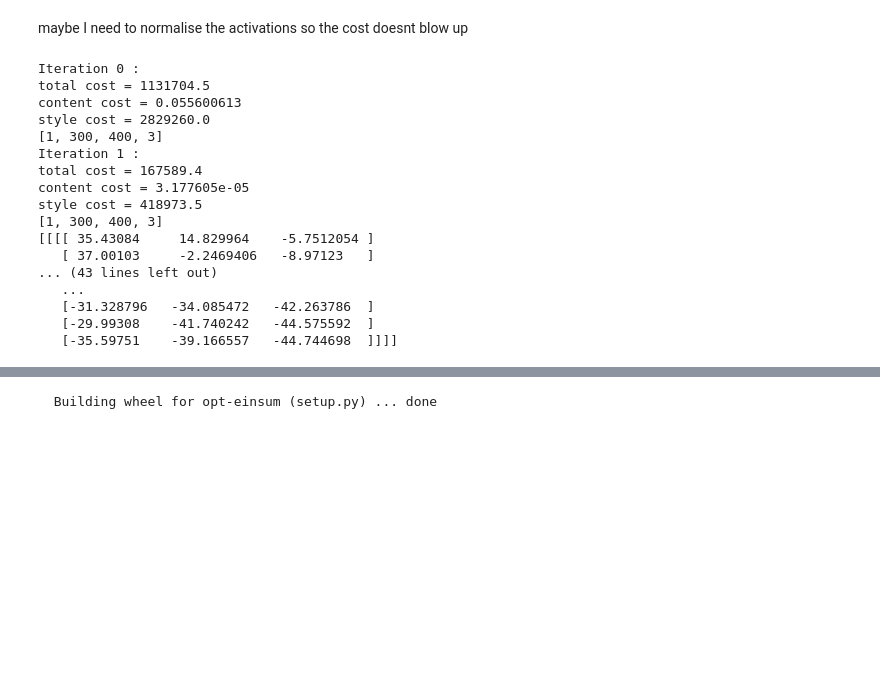
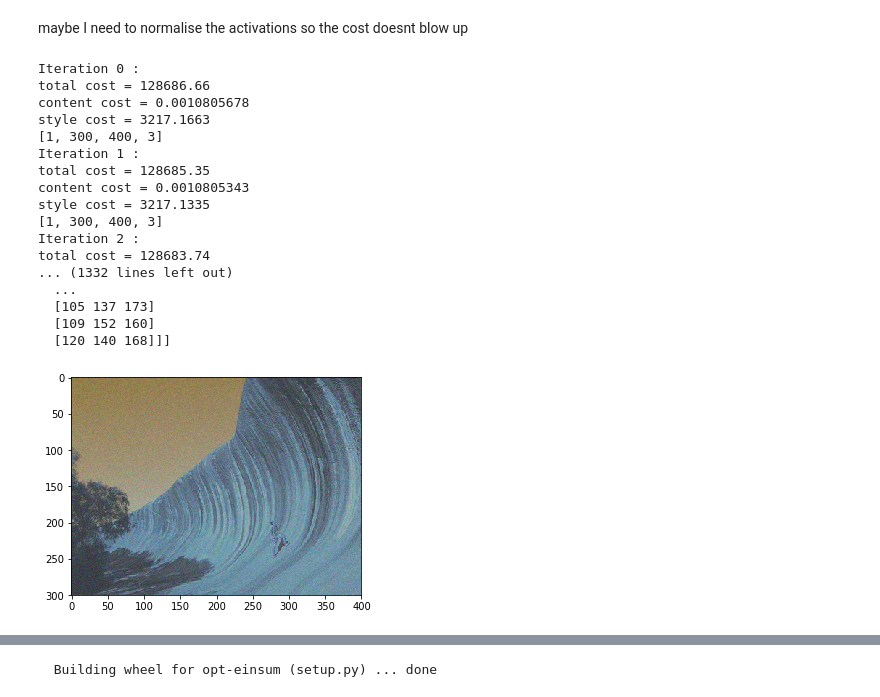
Before and after one commit to llA-Wilsonll/Neural_Style_Transfer, a Jupyter notebook: Neural_Style_Transfer.ipynb, the cells around one changed output, grey strips where cells are left out. Drawn from its saved outputs; the diff is of its cells as text; code cells hidden in the pictures; blank space fills up the shorter version.

Commit message:
Updated Optimizer to only optimize for the image

```diff
--- a/Neural_Style_Transfer.ipynb
+++ b/Neural_Style_Transfer.ipynb
@@ -54,6 +54,8 @@ $$\text{loss}=(Y - \hat{Y})^2$$
 
 The goal is to update the variable $X$ such that our predicted value $\hat{Y}$ gets closer to the true value $Y=7$. This is done by optimising our loss function.
 # %%
+tf.reset_default_graph()
+
 # Placeholder for the true label
 Y = tf.placeholder(tf.float32, [1], name='labels')
 
@@ -75,14 +77,15 @@ train_step = tf.train.GradientDescentOptimizer(learning_rate).minimize(loss)
 # Required to initialise the tf variables
 init_op = tf.global_variables_initializer()
 
-with tf.Session() as sess:
+with tf.Session() as sess2:
+    writer = tf.summary.FileWriter("./logs",sess2.graph)
     # ***initialization of all variables... NOTE this must be done before running any further sessions!***
-    sess.run(init_op)
+    sess2.run(init_op)
 
     for i in range(101):
 
       # This piece of code is what updates the weights variable X
-      sess.run(train_step, feed_dict={Y: [7]})
+      sess2.run(train_step, feed_dict={Y: [7]})
 
       # Printing the value of X every 20 iterations
       if i%20 == 0:
@@ -90,6 +93,8 @@ with tf.Session() as sess:
 
     X_final = X
     print(X_final.eval())
+
+writer.close()
 # %% [output]
 Iterartion 0 X = 9.44
 Iterartion 20 X = 4.215185
@@ -267,10 +272,12 @@ def output_and_save_image(image, save_path, save_name):
 
   # Limiting the min value to 0 and max value to 255 (maybe need to call image[0])
   image = np.clip(image, 0, 255).astype('uint8')
+  print(image)
 
   # Saving the image to the provided path. Have to reorder channels to from RGB to BGR
-  image = image[...,::-1]
-  png.from_array(image,"RGB").save(save_path + save_name + ".png")
+  #image = image[...,::-1]
+  #png.from_array(image,"RGB").save(save_path + save_name + ".png")
+  imshow(image)
 # %%
 # TESTING output_and_save_image()
 output_and_save_image(style_images_dict['image2'],"/content/images/","saved_image")
@@ -694,7 +703,7 @@ TypeError: ignored
 The total cost function is just a linear combination of the content and style cost functions. \\
 Need to give alpha and beta initial values so that the function can be run without needing to specify them
 # %%
-def total_cost(J_content, J_style, alpha = 10, beta = 0.4):
+def total_cost(J_content, J_style, alpha = 10, beta = 40):
   """
   Arguments:
       - J_content: the content cost
@@ -818,8 +827,6 @@ maybe I need to normalise the activations so the cost doesnt blow up
 tf.reset_default_graph()
 
 with tf.Session() as sess:
-
-  writer = tf.summary.FileWriter("./logs",sess.graph)
 
   # Create initial generated image
   image = tf.get_variable("image",initializer=tf.convert_to_tensor(generated_images_dict['image6'], dtype=tf.float32))
@@ -835,7 +842,7 @@ with tf.Session() as sess:
   model = define_model(CONTENT_LAYERS, STYLE_LAYERS)
 
   # Activations from style image required to calculate Style Cost
-  style_image = tf.convert_to_tensor(style_images_dict['image3'])
+  style_image = tf.convert_to_tensor(style_images_dict['image2'])
   style_c_outputs, style_s_outputs = get_activations(model, style_image, CONTENT_LAYERS, STYLE_LAYERS)
   sess.run(style_s_outputs)
   style_activations_tensor_dict = get_activations_dictionary(STYLE_LAYERS, style_s_outputs)
@@ -856,18 +863,23 @@ with tf.Session() as sess:
   generated_s_activations_tensor_dict = get_activations_dictionary(STYLE_LAYERS,generated_s_outputs)
 
   # Calculating the loss function
-  J_content = content_cost(content_activations_tensor_dict['block5_conv2'],generated_c_activations_tensor_dict['block5_conv2'])
-  J_style = style_cost(style_s_outputs,generated_s_outputs,STYLE_LAYERS)
-  J_total = total_cost(J_content, J_style)
+  with tf.name_scope('J_content'):
+    J_content = content_cost(content_activations_tensor_dict['block5_conv2'],generated_c_activations_tensor_dict['block5_conv2'])
+  with tf.name_scope('J_style'):
+    J_style = style_cost(style_s_outputs,generated_s_outputs,STYLE_LAYERS)
+  with tf.name_scope('J_total'):
+    J_total = total_cost(J_content, J_style)
 
   # Define the optimiser
-  optimizer = tf.train.AdamOptimizer(learning_rate=0.2, beta1=0.99, beta2=0.999, epsilon=1e-1)
+  optimizer = tf.train.AdamOptimizer(learning_rate=0.5, beta1=0.99, beta2=0.999, epsilon=1e-1)
 
   # Specifying to apply the optimiser to minise the loss J_total
-  train_step = optimizer.minimize(J_total)
+  train_step = optimizer.minimize(loss = J_total, var_list = image)
 
   # Required to initialise the tf variables
   init_op = tf.global_variables_initializer()
+
+  writer = tf.summary.FileWriter("./logs",sess.graph)
 
   # ***initialization of all variables... NOTE this must be done before running any further sessions!***
   sess.run(init_op)
@@ -876,49 +888,52 @@ with tf.Session() as sess:
 
 #   start = image.eval()
 
-  for i in range(2):
+  for i in range(250):
 
     # This piece of code is what updates the weights variable X
     sess.run(train_step)
     Jt, Jc, Js = sess.run([J_total, J_content, J_style])
     print("Iteration " + str(i) + " :")
     print("total cost = " + str(Jt))
     print("content cost = " + str(Jc))
     print("style cost = " + str(Js))
 
 #     if i == 0:
 #       iteration1 = image.eval()
 #     elif i == 1:
 #       iteration2 = image.eval()
 #     else:
 #       iteration3 = image.eval()
 
-    sess.run(image.assign(clip_0_255(image)))
+    #sess.run(image.assign(clip_0_255(image)))
     sess.run(model(image))
     print(image.get_shape().as_list())
     # Printing the value of X every 20 iterations
 #       if i%20 == 0:
 #         print('Iterartion ' + str(i) + ' X = ' + str(X.eval()))
 
   gen = image
   print(gen.eval())
+  #imshow(gen.eval()[...,::-1])
+  output_and_save_image(gen.eval(),"/content/images/","saved_image")
 
-  writer.close()
+writer.close()
 # %% [output]
 Iteration 0 :
-total cost = 1131704.5
-content cost = 0.055600613
-style cost = 2829260.0
+total cost = 128686.66
+content cost = 0.0010805678
+style cost = 3217.1663
 [1, 300, 400, 3]
 Iteration 1 :
-total cost = 167589.4
-content cost = 3.177605e-05
-style cost = 418973.5
+total cost = 128685.35
+content cost = 0.0010805343
+style cost = 3217.1335
 [1, 300, 400, 3]
-[[[[ 35.43084     14.829964    -5.7512054 ]
-   [ 37.00103     -2.2469406   -8.97123   ]
-... (43 lines left out)
-   ...
-   [-31.328796   -34.085472   -42.263786  ]
-   [-29.99308    -41.740242   -44.575592  ]
-   [-35.59751    -39.166557   -44.744698  ]]]]
+Iteration 2 :
+total cost = 128683.74
+... (1332 lines left out)
+  ...
+  [105 137 173]
+  [109 152 160]
+  [120 140 168]]]
+[figure, added]
```
Also changed, not shown: parts of 8 cells of this notebook.
